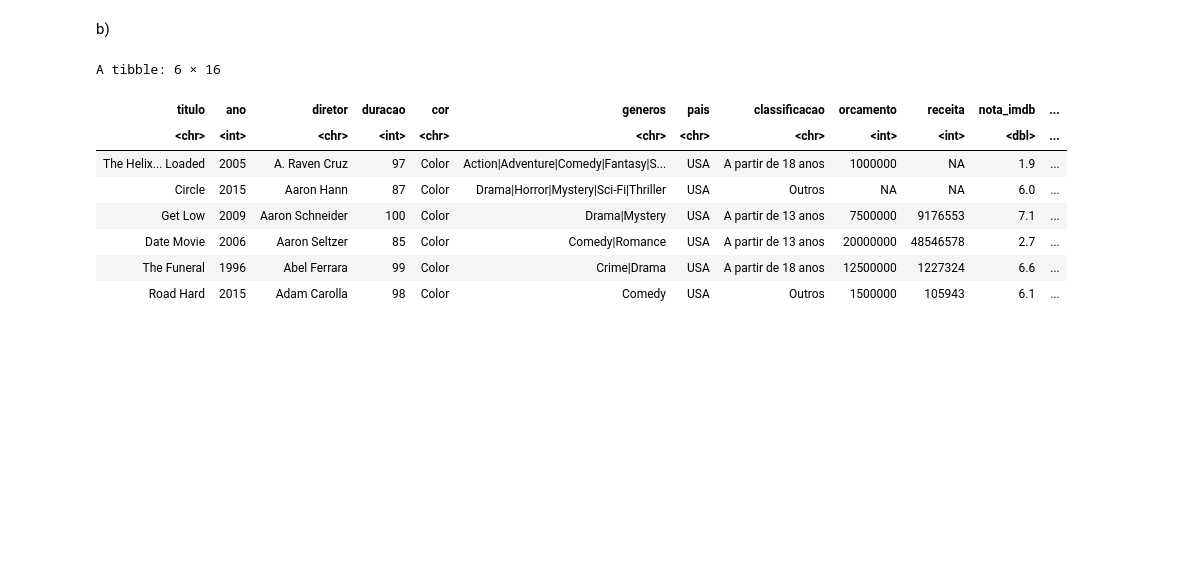
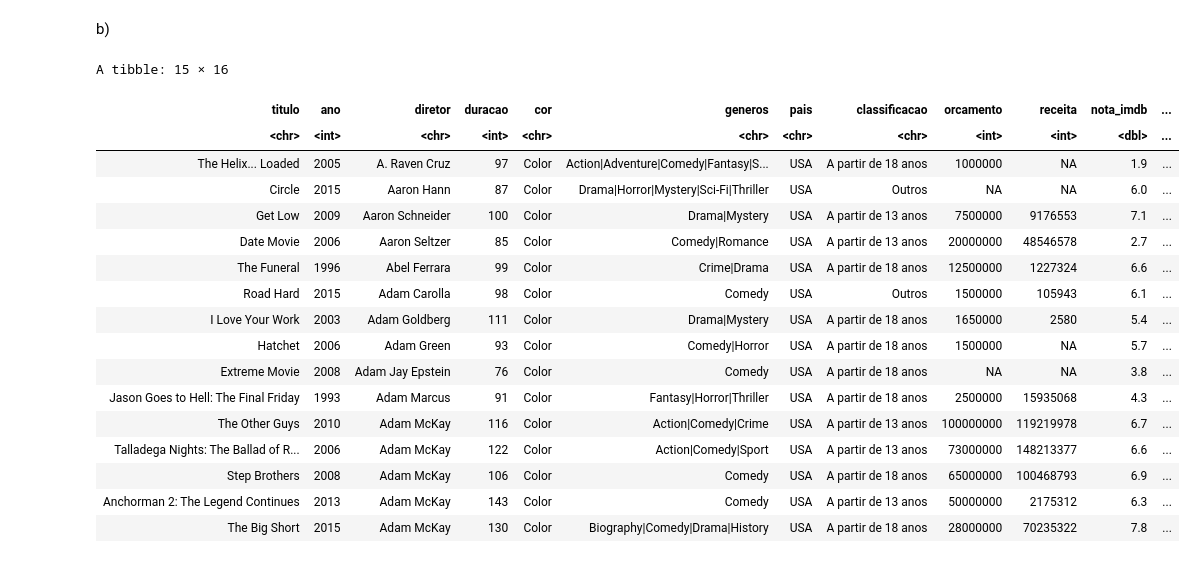
Before and after one commit to juanbelieni/fgv, a Jupyter notebook: r-visualizacao-dados/src/atividades/lista-04/exercicio-01.ipynb, the cells around one changed output. Drawn from its saved outputs; the diff is of its cells as text; code cells hidden in the pictures; blank space fills up the shorter version.

```diff
--- a/r-visualizacao-dados/src/atividades/lista-04/exercicio-01.ipynb
+++ b/r-visualizacao-dados/src/atividades/lista-04/exercicio-01.ipynb
@@ -417,14 +429,23 @@ A tibble: 6 × 2
 # %% [markdown]
 b)
 # %%
-head(left_join(imdb, imdb_diretores_nota, by = "diretor") %>% arrange(diretor))
+left_join(imdb, imdb_diretores_nota, by = "diretor") %>% arrange(diretor) %>% head(15)
 # %% [output]
-A tibble: 6 × 16
+A tibble: 15 × 16
 | titulo | ano | diretor | duracao | cor | generos | pais | classificacao | orcamento | receita | nota_imdb | ... |
 | <chr> | <int> | <chr> | <int> | <chr> | <chr> | <chr> | <chr> | <int> | <int> | <dbl> | ... |
 | The Helix... Loaded | 2005 | A. Raven Cruz | 97 | Color | Action|Adventure|Comedy|Fantasy|S... | USA | A partir de 18 anos | 1000000 | NA | 1.9 | ... |
 | Circle | 2015 | Aaron Hann | 87 | Color | Drama|Horror|Mystery|Sci-Fi|Thriller | USA | Outros | NA | NA | 6.0 | ... |
 | Get Low | 2009 | Aaron Schneider | 100 | Color | Drama|Mystery | USA | A partir de 13 anos | 7500000 | 9176553 | 7.1 | ... |
 | Date Movie | 2006 | Aaron Seltzer | 85 | Color | Comedy|Romance | USA | A partir de 13 anos | 20000000 | 48546578 | 2.7 | ... |
 | The Funeral | 1996 | Abel Ferrara | 99 | Color | Crime|Drama | USA | A partir de 18 anos | 12500000 | 1227324 | 6.6 | ... |
 | Road Hard | 2015 | Adam Carolla | 98 | Color | Comedy | USA | Outros | 1500000 | 105943 | 6.1 | ... |
+| I Love Your Work | 2003 | Adam Goldberg | 111 | Color | Drama|Mystery | USA | A partir de 18 anos | 1650000 | 2580 | 5.4 | ... |
+| Hatchet | 2006 | Adam Green | 93 | Color | Comedy|Horror | USA | A partir de 18 anos | 1500000 | NA | 5.7 | ... |
+| Extreme Movie | 2008 | Adam Jay Epstein | 76 | Color | Comedy | USA | A partir de 18 anos | NA | NA | 3.8 | ... |
+| Jason Goes to Hell: The Final Friday | 1993 | Adam Marcus | 91 | Color | Fantasy|Horror|Thriller | USA | A partir de 18 anos | 2500000 | 15935068 | 4.3 | ... |
+| The Other Guys | 2010 | Adam McKay | 116 | Color | Action|Comedy|Crime | USA | A partir de 13 anos | 100000000 | 119219978 | 6.7 | ... |
+| Talladega Nights: The Ballad of R... | 2006 | Adam McKay | 122 | Color | Action|Comedy|Sport | USA | A partir de 13 anos | 73000000 | 148213377 | 6.6 | ... |
+| Step Brothers | 2008 | Adam McKay | 106 | Color | Comedy | USA | A partir de 18 anos | 65000000 | 100468793 | 6.9 | ... |
+| Anchorman 2: The Legend Continues | 2013 | Adam McKay | 143 | Color | Comedy | USA | A partir de 13 anos | 50000000 | 2175312 | 6.3 | ... |
+| The Big Short | 2015 | Adam McKay | 130 | Color | Biography|Comedy|Drama|History | USA | A partir de 18 anos | 28000000 | 70235322 | 7.8 | ... |
```
Also changed, not shown: parts of 15 cells of this notebook, 16 other files.
